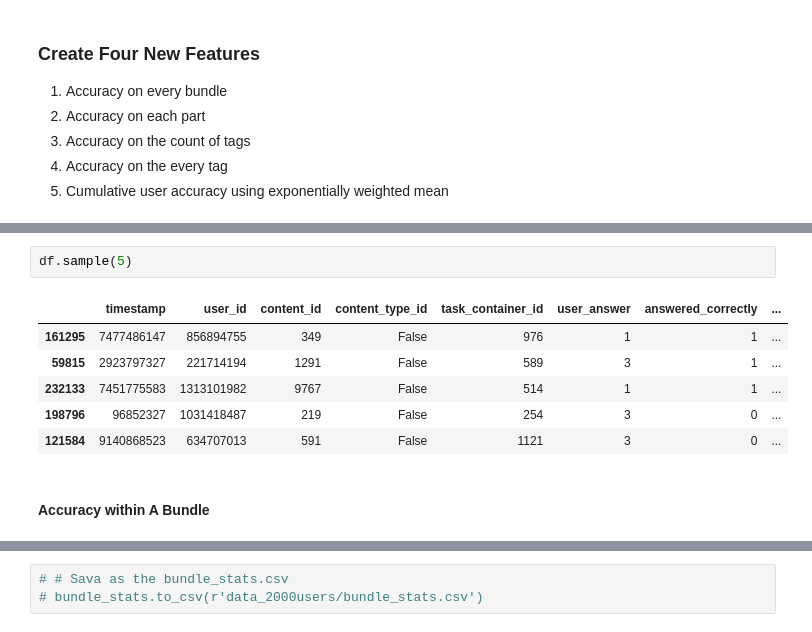
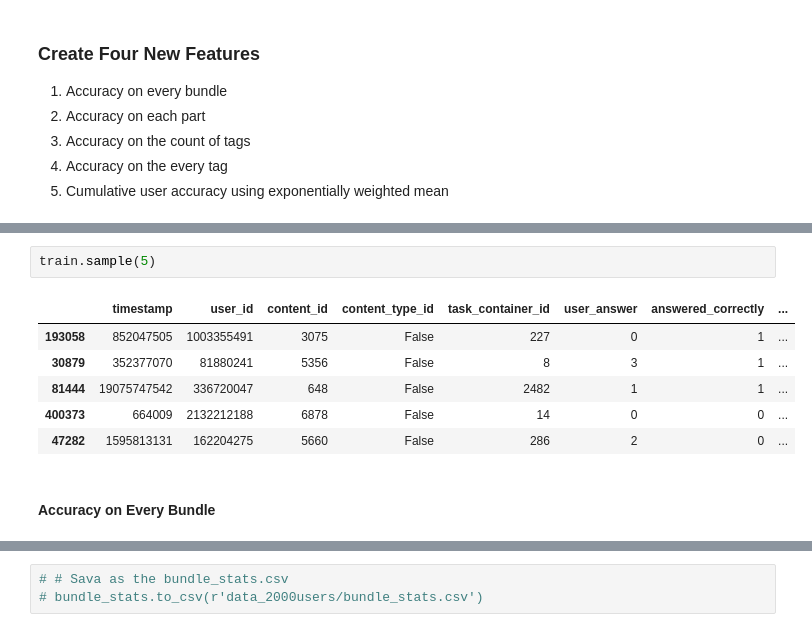
Before and after one commit to Yongliang-Shi/riiid_answer_correctness_prediction, a Jupyter notebook: feature_engineering.ipynb, the cells around one changed output, grey strips where cells are left out. Cells and saved outputs as stored; diff of their text form.

```diff
--- a/feature_engineering.ipynb
+++ b/feature_engineering.ipynb
@@ -294,13 +277,13 @@ df.head()
 # %%
-df.sample(5)
+train.sample(5)
 # %% [output]
 |  | timestamp | user_id | content_id | content_type_id | task_container_id | user_answer | answered_correctly | ... |
-| 161295 | 7477486147 | 856894755 | 349 | False | 976 | 1 | 1 | ... |
-| 59815 | 2923797327 | 221714194 | 1291 | False | 589 | 3 | 1 | ... |
-| 232133 | 7451775583 | 1313101982 | 9767 | False | 514 | 1 | 1 | ... |
-| 198796 | 96852327 | 1031418487 | 219 | False | 254 | 3 | 0 | ... |
-| 121584 | 9140868523 | 634707013 | 591 | False | 1121 | 3 | 0 | ... |
+| 193058 | 852047505 | 1003355491 | 3075 | False | 227 | 0 | 1 | ... |
+| 30879 | 352377070 | 81880241 | 5356 | False | 8 | 3 | 1 | ... |
+| 81444 | 19075747542 | 336720047 | 648 | False | 2482 | 1 | 1 | ... |
+| 400373 | 664009 | 2132212188 | 6878 | False | 14 | 0 | 0 | ... |
+| 47282 | 1595813131 | 162204275 | 5660 | False | 286 | 2 | 0 | ... |
 # %% [markdown]
-#### Accuracy within A Bundle
+#### Accuracy on Every Bundle
 # %%
 # Is the bundle_id is the same as question_id
```
Also changed, not shown: parts of 16 cells of this notebook.
